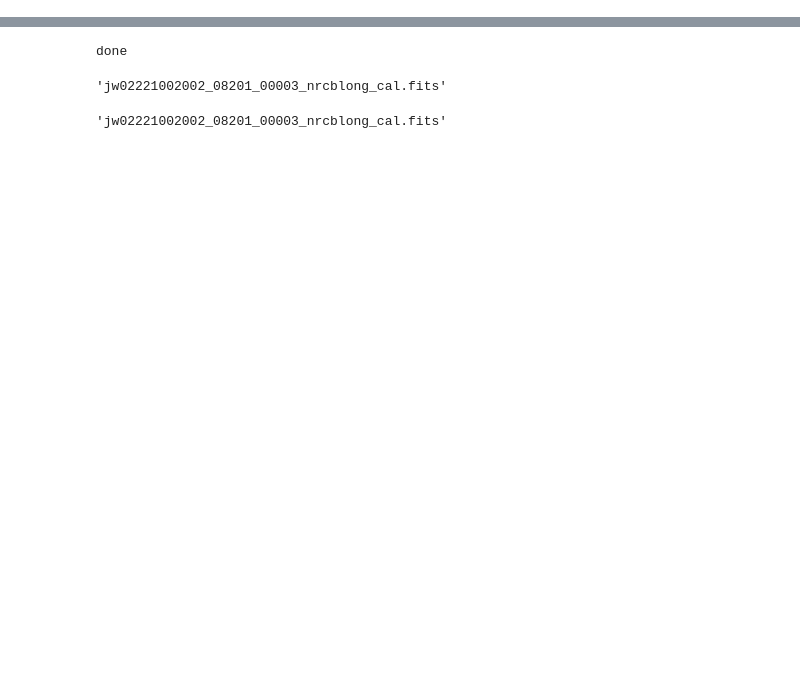
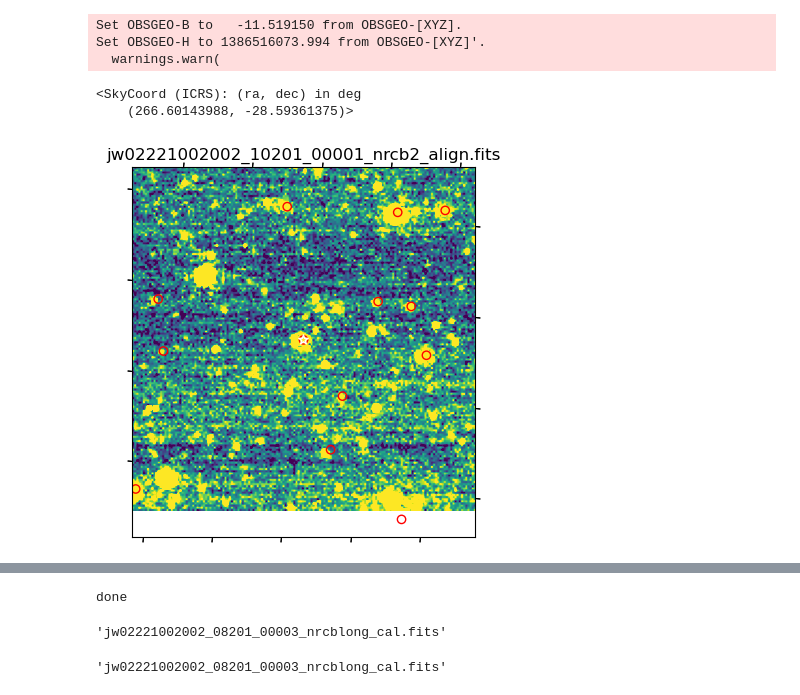
Before and after one commit to SpacialTree/brick-jwst-2221, a Jupyter notebook: reduction/Align_and_Tweakreg.ipynb, the cells around one changed output, grey strips where cells are left out. Saved outputs shown, nothing was run; the diff lists cells and outputs as text; code cells hidden in the pictures; blank space fills up the shorter version.

```diff
--- a/reduction/Align_and_Tweakreg.ipynb
+++ b/reduction/Align_and_Tweakreg.ipynb
@@ -106,0 +141,55 @@ filename = align_image
+# %%
+tbl = Table.read('/orange/adamginsburg/jwst/cloudc/catalogs/crowdsource_based_nircam-f405n_reference_astrometric_catalog.ecsv')
+crds = tbl['skycoord']
+#np.ma.masked_array(tbl['skycoord'], mask=(tbl['flux'] > np.mean(tbl['flux'])))#tbl['skycoord']
+# %%
+# Load the image and the WCS
+im = ImageModel(filename)
+hdu = fits.open(filename)#ImageModel(filename)
+ww = WCS(hdu['SCI'].header)
+
+reg_frame = regions.RectangleSkyRegion(center=im.meta.wcs.pixel_to_world(hdu['SCI'].header['CRPIX1'], hdu['SCI'].header['CRPIX2']), width=2048*u.pix*pixel_scale, height=2048*u.pix*pixel_scale)
+crds_frame = crds[reg_frame.contains(crds, wcs=ww)]
+# %% [output]
+Set OBSGEO-B to   -11.519150 from OBSGEO-[XYZ].
+Set OBSGEO-H to 1386516073.994 from OBSGEO-[XYZ]'.
+  warnings.warn(
+# %%
+position = crds_frame[np.random.randint(len(crds_frame)-1)]
+#im.meta.wcs.pixel_to_world(hdu['SCI'].header['CRPIX1'], hdu['SCI'].header['CRPIX2'])
+# %%
+# <SkyCoord (ICRS): (ra, dec) in deg
+#    (266.59537529, -28.54638297)>
+position
+# %% [output]
+<SkyCoord (ICRS): (ra, dec) in deg
+    (266.60143988, -28.59361375)>
+# %%
+size = (5*u.arcsec/pixel_scale, 5*u.arcsec/pixel_scale)#im.meta.wcs.world_to_pixel(1*u.arcsec, 1*u.arcsec)
+
+# Make the cutout, including the WCS
+cutout = Cutout2D(hdu['SCI'].data, position=position, size=size, wcs=ww)
+reg = regions.RectangleSkyRegion(center=position, width=size[1]*pixel_scale, height=size[0]*pixel_scale)
+crds_in = crds[reg.contains(crds, wcs=ww)]
+# %%
+minn = 5
+maxx = 90
+
+ax = plt.subplot(111, projection=cutout.wcs)
+vmin = np.nanpercentile(cutout.data.flatten(), minn)
+vmax = np.nanpercentile(cutout.data.flatten(), maxx)
+ax.imshow(np.nan_to_num(cutout.data), vmin=vmin, vmax=vmax)
+# files[5] = ra+0.73*u.arcsec dec+0.05*u.arcsec
+ax.scatter(crds_in.ra, crds_in.dec, edgecolor='r', facecolor='none', transform=ax.get_transform('world'))
+#ax.scatter(crds_in.ra+0.05*u.arcsec, crds_in.dec, edgecolor='r', facecolor='none', transform=ax.get_transform('world'))
+ax.scatter(position.ra, position.dec, edgecolor='white', facecolor='none', s=50, marker='*', transform=ax.get_transform('world'))
+
+#ax0 = ax.coords[0]
+#ax0.set_format_unit(u.deg)
+#ax1 = ax.coords[1]
+#ax1.set_format_unit(u.deg)
+ax.set_title(f'{os.path.basename(filename)}')
+ax.set_xlabel('RA')
+ax.set_ylabel('Dec')
+# %% [output]
+[figure, added]
```
Also changed, not shown: parts of 24 cells of this notebook, 5 other files.
